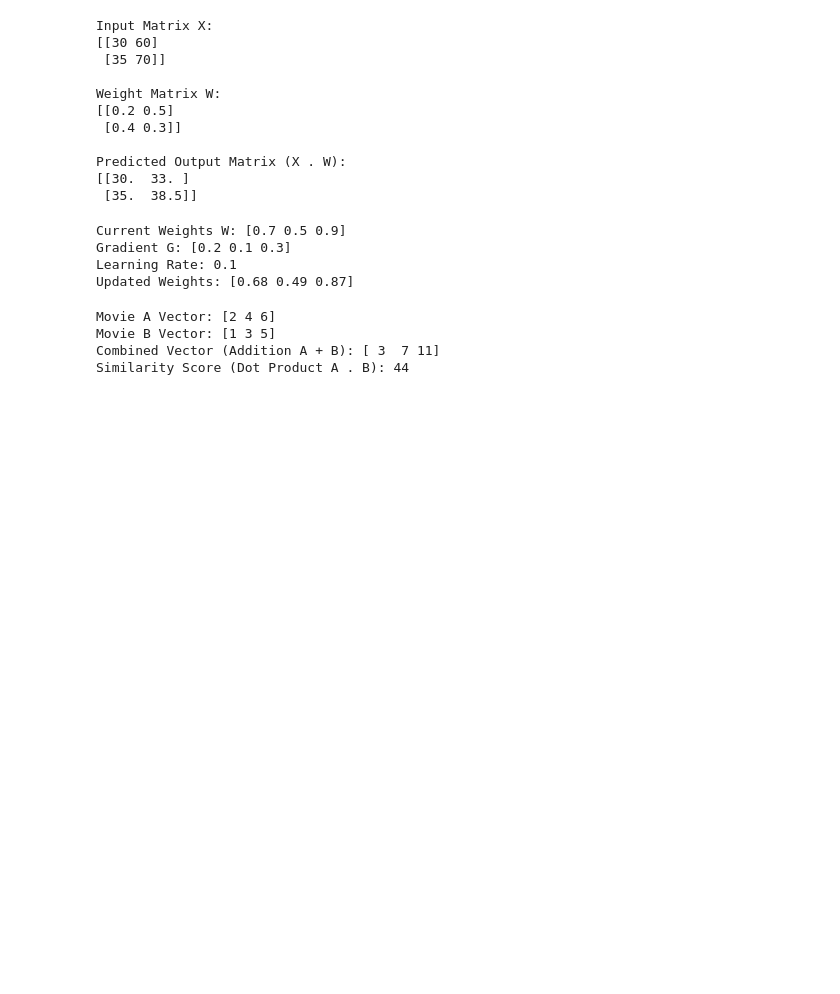
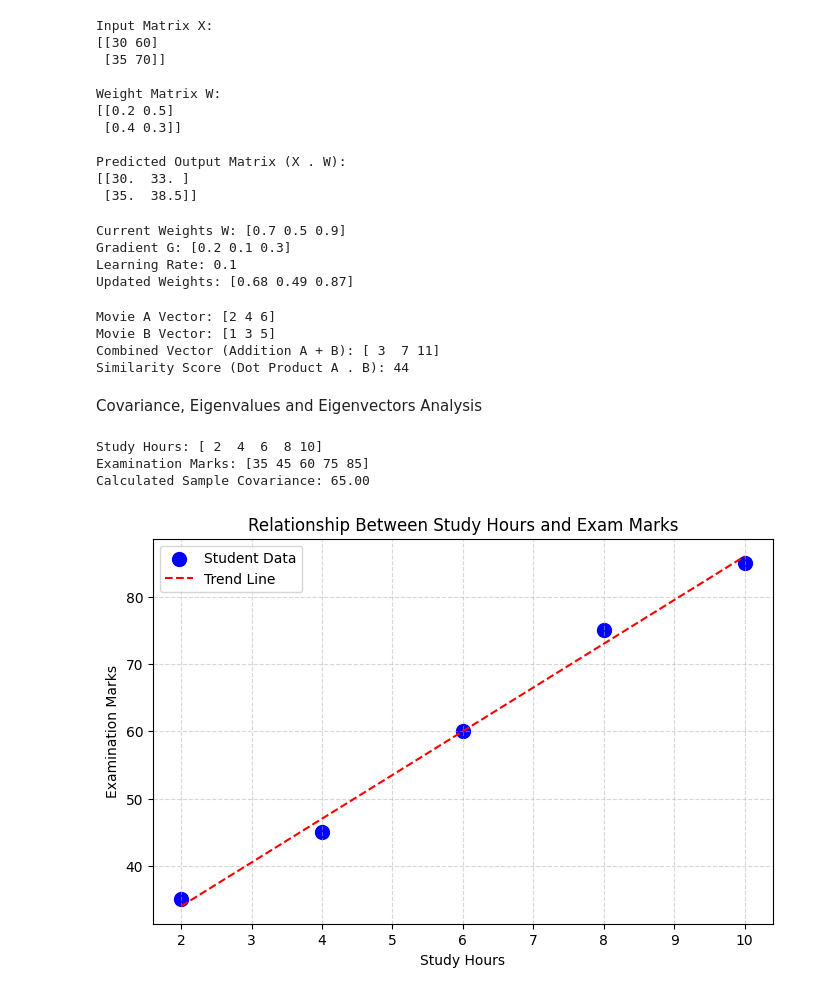
Before and after one commit to bollepallideepthi/CSA47-DeepLearning, a Jupyter notebook: DL_Program's.ipynb, the cells around one changed output. Cells and saved outputs as stored; diff of their text form; code cells hidden in the pictures; blank space fills up the shorter version.

```diff
--- a/DL_Program's.ipynb
+++ b/DL_Program's.ipynb
@@ -320,3 +320,33 @@ Movie A Vector: [2 4 6]
 Movie B Vector: [1 3 5]
 Combined Vector (Addition A + B): [ 3  7 11]
 Similarity Score (Dot Product A . B): 44
+# %% [markdown]
+Covariance, Eigenvalues and Eigenvectors Analysis
+# %%
+import numpy as np
+import matplotlib.pyplot as plt
+
+study_hours = np.array([2, 4, 6, 8, 10])
+marks = np.array([35, 45, 60, 75, 85])
+
+covariance_matrix = np.cov(study_hours, marks, ddof=1)
+sample_covariance = covariance_matrix[0, 1]
+
+print(f"Study Hours: {study_hours}")
+print(f"Examination Marks: {marks}")
+print(f"Calculated Sample Covariance: {sample_covariance:.2f}\n")
+
+plt.figure(figsize=(8, 5))
+plt.scatter(study_hours, marks, color='blue', marker='o', s=100, label='Student Data')
+plt.plot(study_hours, np.poly1d(np.polyfit(study_hours, marks, 1))(study_hours), color='red', linestyle='--', label='Trend Line')
+plt.title('Relationship Between Study Hours and Exam Marks')
+plt.xlabel('Study Hours')
+plt.ylabel('Examination Marks')
+plt.grid(True, linestyle='--', alpha=0.5)
+plt.legend()
+plt.show()
+# %% [output]
+Study Hours: [ 2  4  6  8 10]
+Examination Marks: [35 45 60 75 85]
+Calculated Sample Covariance: 65.00
+[figure, added]
```
Also changed, not shown: parts of 4 cells of this notebook.
